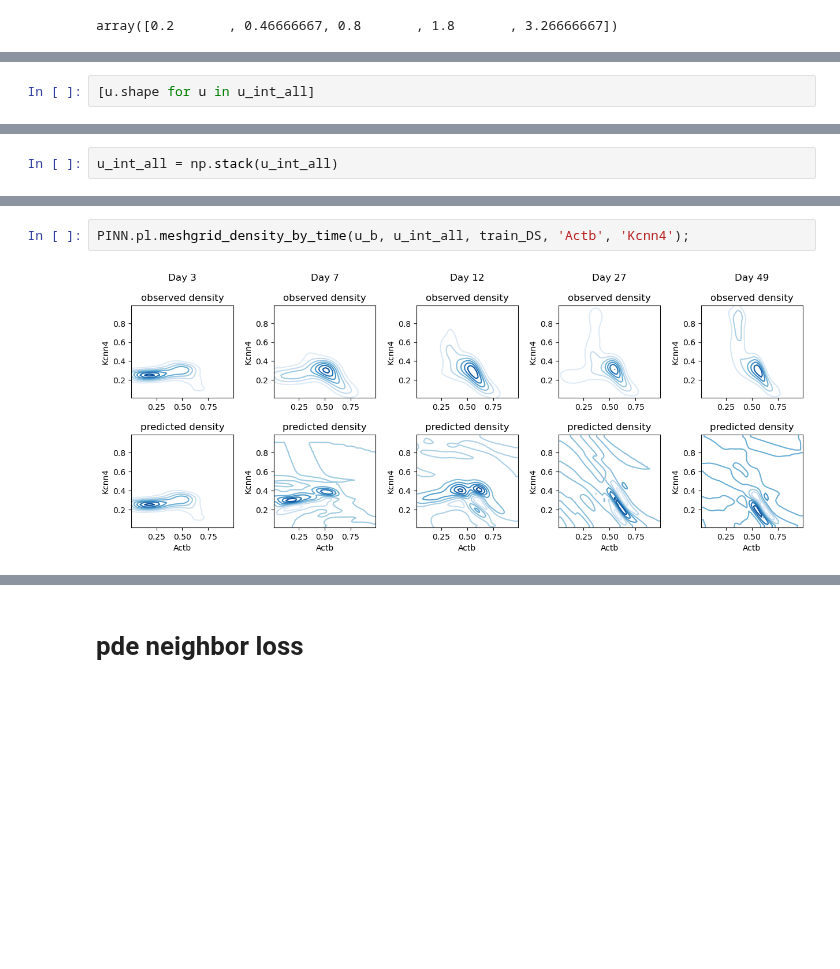
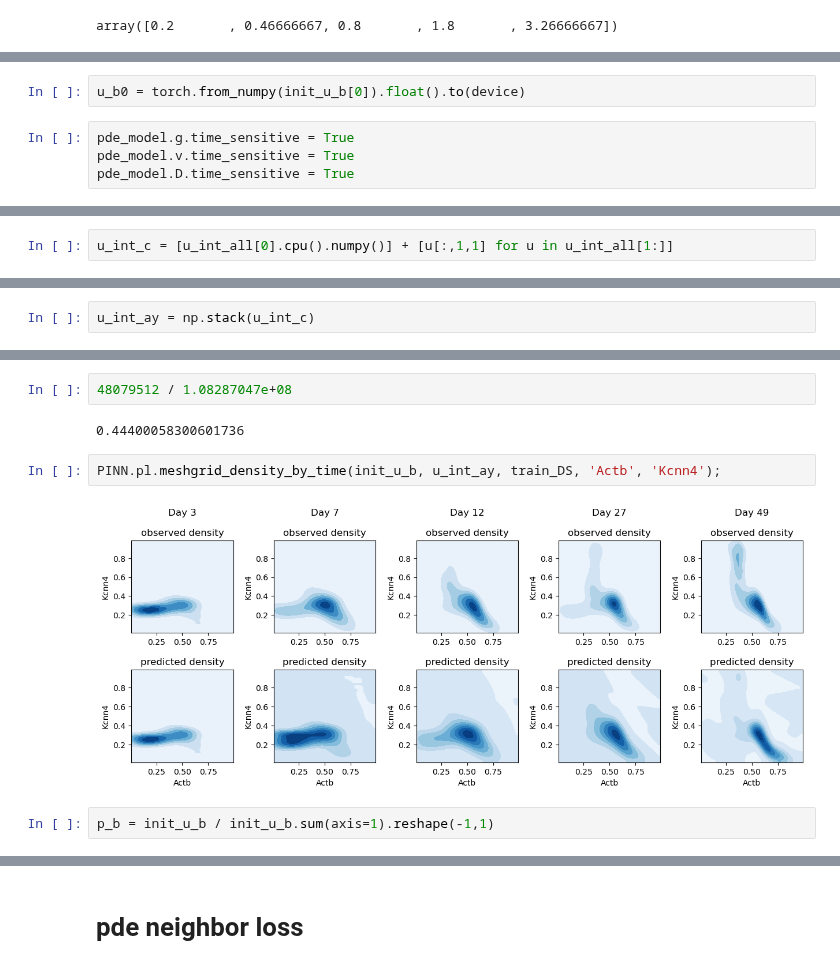
Before and after one commit to oZwZo/PINN_dynamics, a Jupyter notebook: Explore_Notebook/6.simulation/6-6.pde_discretized_eval.ipynb, the cells around one changed output, grey strips where cells are left out. Cells and saved outputs as stored; diff of their text form; blank space fills up the shorter version.

```diff
--- a/Explore_Notebook/6.simulation/6-6.pde_discretized_eval.ipynb
+++ b/Explore_Notebook/6.simulation/6-6.pde_discretized_eval.ipynb
@@ -69,0 +74,6 @@ array([0.2       , 0.46666667, 0.8       , 1.8       , 3.26666667])
+# %%
+u_b0 = torch.from_numpy(init_u_b[0]).float().to(device)
+# %%
+pde_model.g.time_sensitive = True
+pde_model.v.time_sensitive = True
+pde_model.D.time_sensitive = True
@@ -122,2 +150,2 @@ u_int.shape, len(u_int_all)
 # %%
-[u.shape for u in u_int_all]
+u_int_c = [u_int_all[0].cpu().numpy()] + [u[:,1,1] for u in u_int_all[1:]]
@@ -126,3 +152,3 @@ u_int.shape, len(u_int_all)
 # %%
-u_int_all = np.stack(u_int_all)
+u_int_ay = np.stack(u_int_c)
 # %%
@@ -132,4 +170,10 @@ u_int_all.shape
+# %%
+48079512 / 1.08287047e+08
+# %% [output]
+0.44400058300601736
 # %%
-PINN.pl.meshgrid_density_by_time(u_b, u_int_all, train_DS, 'Actb', 'Kcnn4');
+PINN.pl.meshgrid_density_by_time(init_u_b, u_int_ay, train_DS, 'Actb', 'Kcnn4');
 # %% [output]
-[figure, old version]
+[figure, new version]
+# %%
+p_b = init_u_b / init_u_b.sum(axis=1).reshape(-1,1)
```
Also changed, not shown: parts of 23 cells of this notebook.
